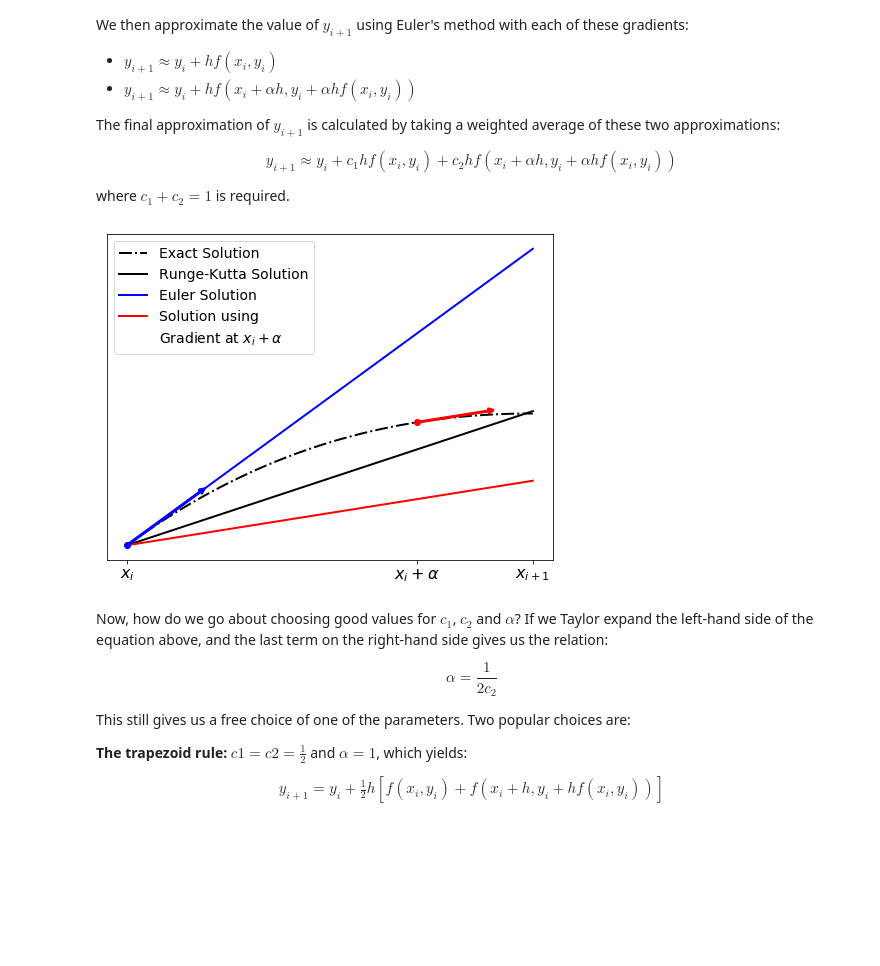
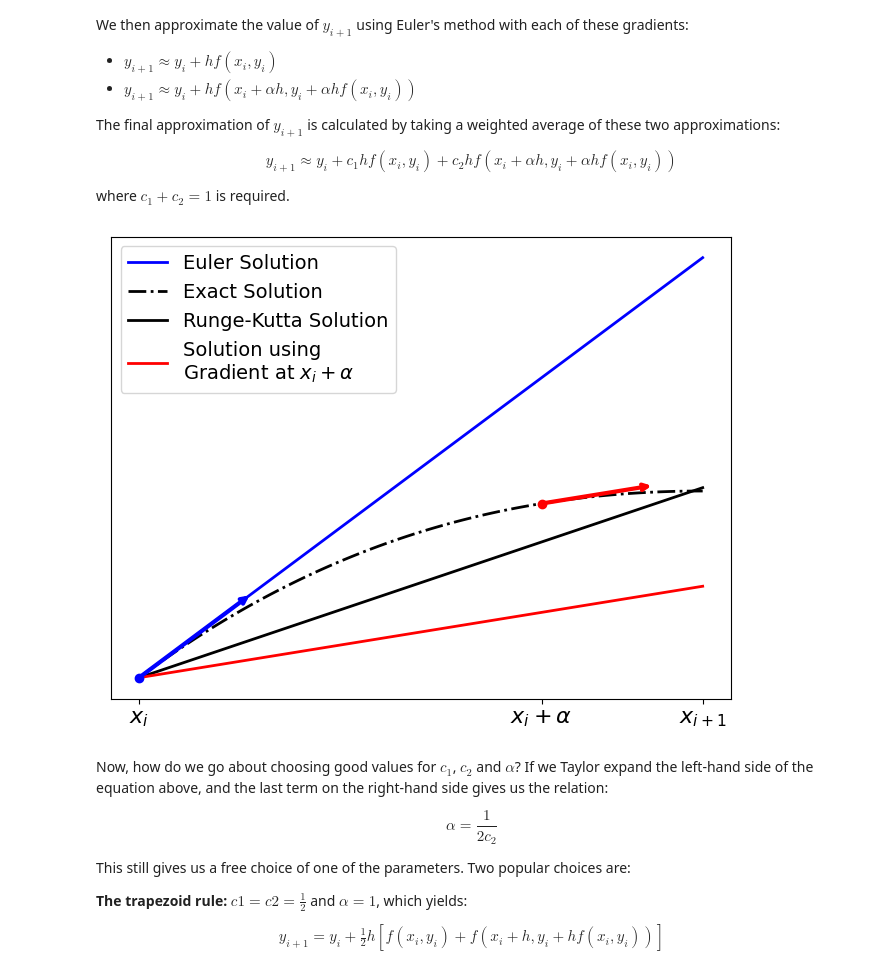
Before and after one commit to maystey/uct-nassp-cm, a Jupyter notebook: book/content/numerical-methods/ode/runge-kutta.ipynb, the cells around one changed output. Saved outputs shown, nothing was run; the diff lists cells and outputs as text; code cells hidden in the pictures; blank space fills up the shorter version.

```diff
--- a/book/content/numerical-methods/ode/runge-kutta.ipynb
+++ b/book/content/numerical-methods/ode/runge-kutta.ipynb
@@ -147,41 +147,46 @@ x_rk, y_rk, m_euler, m_between, x_between, y_between, y_euler_end, y_between_end
 #plotting:
 fig, ax = plt.subplots(figsize = fig_size)
 
-ax.plot(x, y, ls = '-.', color = 'black', linewidth = linewidth, label = 'Exact Solution')
-ax.plot(x_rk, y_rk, color = 'black', linewidth = linewidth,
+plot_exact = ax.plot(x, y, ls = '-.', color = 'black', linewidth = linewidth, label = 'Exact Solution')
+plot_rk = ax.plot(x_rk, y_rk, color = 'black', linewidth = linewidth,
          label = 'Runge-Kutta Solution')
-ax.plot(x_rk, [y_rk[0], y_euler_end], color = 'blue', linewidth = linewidth,
+plot_euler = ax.plot(x_rk, [y_rk[0], y_euler_end], color = 'blue', linewidth = linewidth,
          label = 'Euler Solution')
-ax.plot(x_rk, [y_rk[0], y_between_end], color = 'red', linewidth = linewidth,
-         label = r'Solution using')
-ax.plot([], [], ls = 'none', label = r'Gradient at $x_i + \alpha$')
+plot_mid = ax.plot(x_rk, [y_rk[0], y_between_end], color = 'red', linewidth = linewidth,
+         label = 'Solution using\n' + r'Gradient at $x_i + \alpha$')
+# ax.plot([], [], ls = 'none', label = r'Gradient at $x_i + \alpha$')
 
 
 arrow_width = 0.01*linewidth
 
 #ax.arrow(x_between, f(a, x_between), arrow_dx, arrow_dx*m_between, color = 'red',
 #          width = arrow_width, head_width = 0.05, head_length = 0.05)
 ax.plot(x_between, f(a, x_between), 'ro')
 
 ax.annotate("", xy=(x_between + arrow_dx, f(a, x_between) + arrow_dx*m_between),
             xytext=(x_between, f(a, x_between)),
             arrowprops=dict(arrowstyle="->", color = 'red', linewidth = 1.5*linewidth))
 
 ax.plot(x0,f(a, x0), 'bo')
 
 ax.annotate("", xy=(x0 + arrow_dx, f(a, x0) + arrow_dx*m_euler),
             xytext=(x0, f(a, x0)),
             arrowprops=dict(arrowstyle="->", color = 'blue', linewidth = 1.5*linewidth))
 
 
 ax.set_xticks([x_rk[0], x_between, x_rk[1]])
 ax.set_xticklabels([r'$x_i$', r'$x_i + \alpha$', r'$x_{i+1}$'], fontsize = tick_fontsize)
 ax.set_yticks([])
-ax.legend(fontsize = legend_fontsize)
+
+handles, labels = plt.gca().get_legend_handles_labels()
+
+order = [2, 0, 1, 3]
+
+ax.legend([handles[i] for i in order], [labels[i] for i in order], fontsize = legend_fontsize)
 
 plt.show()
 # %% [output]
-[figure, old version]
+[figure, new version]
 # %% [markdown]
 Now, how do we go about choosing good values for $c_1$, $c_2$ and $\alpha$? If we Taylor expand the left-hand side of the equation above, and the last term on the right-hand side gives us the relation:
 
```
Also changed, not shown: parts of 3 cells of this notebook, 2 other files.
